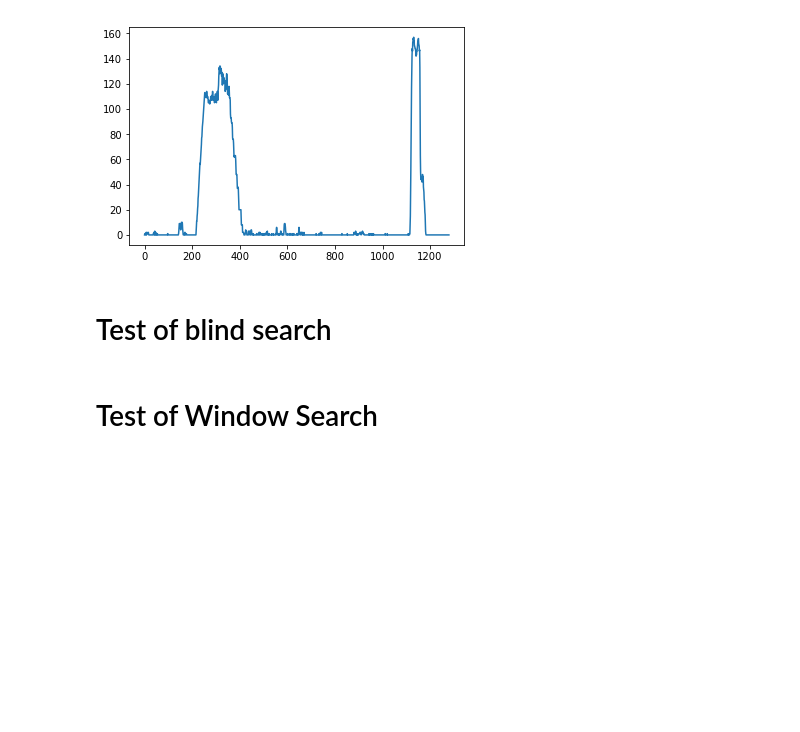
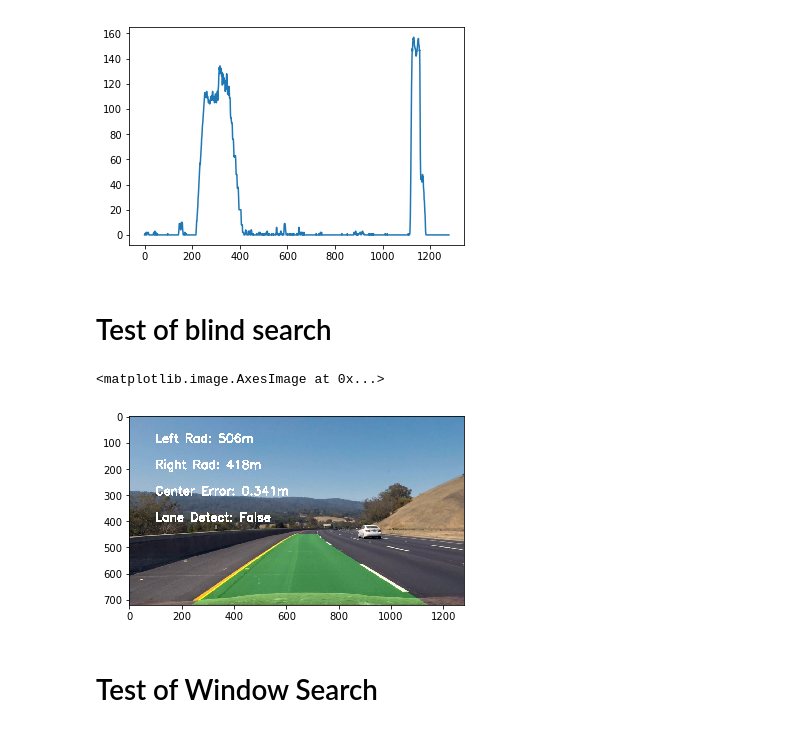
Before and after one commit to GuiBo79/CarND-Advanced-Lane-Lines, a Jupyter notebook: adv_lanes.ipynb, the cells around one changed output. Saved outputs shown, nothing was run; the diff lists cells and outputs as text; code cells hidden in the pictures; blank space fills up the shorter version.

```diff
--- a/adv_lanes.ipynb
+++ b/adv_lanes.ipynb
@@ -365,3 +372,32 @@ def find_next_lane(binary_warped, left_fit, right_fit, show = False):
+# %%
+def draw_lines(undist,warped, Minv, left_fitx, right_fitx, ploty, show = False):
+
+    # Create an image to draw the lines on
+    warp_zero = np.zeros_like(warped).astype(np.uint8)
+    color_warp = np.dstack((warp_zero, warp_zero, warp_zero))
+
+    # Recast the x and y points into usable format for cv2.fillPoly()
+    pts_left = np.array([np.transpose(np.vstack([left_fitx, ploty]))])
+    pts_right = np.array([np.flipud(np.transpose(np.vstack([right_fitx, ploty])))])
+    pts = np.hstack((pts_left, pts_right))
+
+    # Draw the lane onto the warped blank image
+    cv2.fillPoly(color_warp, np.int_([pts]), (0,255, 0))
+
+    # Warp the blank back to original image space using inverse perspective matrix (Minv)
+    newwarp = cv2.warpPerspective(color_warp, Minv, (undist.shape[1], undist.shape[0]))
+    # Combine the result with the original image
+    result = cv2.addWeighted(undist, 1, newwarp, 0.3, 0)
+    #result = cv2.cvtColor(result, cv2.COLOR_BGR2RGB)
+    cv2.putText(result,"Left Rad: " + str(int(left.radius_of_curvature)) + "m", (100,100), cv2.FONT_HERSHEY_SIMPLEX, 1.5, (255,255,255), 5)
+    cv2.putText(result,"Right Rad: " + str(int(right.radius_of_curvature)) + "m", (100,200), cv2.FONT_HERSHEY_SIMPLEX, 1.5, (255,255,255), 5)
+    cv2.putText(result,"Center Error: " + str(lane.pix_to_meters) + "m", (100,300), cv2.FONT_HERSHEY_SIMPLEX, 1.5, (255,255,255), 5)
+    cv2.putText(result,"Lane Detect: " + str(lane.detected) , (100,400), cv2.FONT_HERSHEY_SIMPLEX, 1.5, (255,255,255), 5)
+
+    if show == True:
+        plt.imshow(result)
+
+    return result
 # %%
 def color_gradient (img):
 
@@ -401,19 +437,22 @@ plt.plot(histogram)
 # %%
 img = cv2.imread('test_images/test3.jpg')
 
 undistorced,result = color_gradient(img)
 
 result, Minv  = bird_view(result)
 
 find_lanes(result, show = False)
 
-lanes_curvature (lane.ally, left.current_fit, right.current_fit)
+lanes_curvature (lane.ally, left.allx, right.allx)
 
 output_image=draw_lines(undistorced,result, Minv, left.allx, right.allx, lane.ally,show=True)
 
 output_image=cv2.cvtColor(output_image, cv2.COLOR_BGR2RGB)
 
 plt.imshow(output_image)
+# %% [output]
+<matplotlib.image.AxesImage at 0x...>
+[figure, added]
 # %% [markdown]
 # Test of Window Search
 # %%
```
Also changed, not shown: parts of 6 cells of this notebook, 1 other file.
